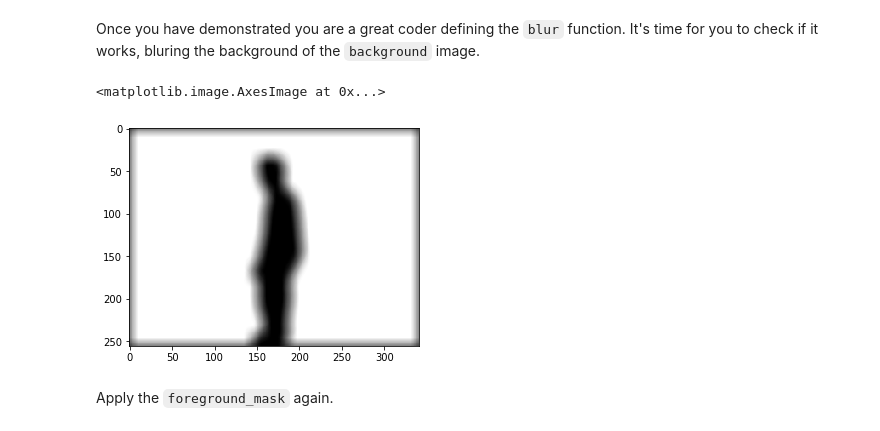
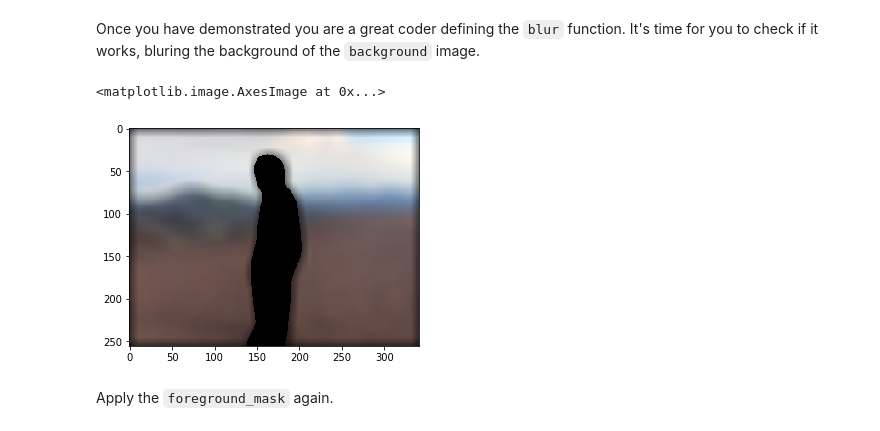
Before and after one commit to blancalluch/ImageSegmentation, a Jupyter notebook: main.ipynb, the cells around one changed output. Drawn from its saved outputs; the diff is of its cells as text; code cells hidden in the pictures.

```diff
--- a/main.ipynb
+++ b/main.ipynb
@@ -221,3 +219,13 @@ PROBAR LA SOLUCIÓN CON EL KERNEL CON DISTRIBUCIÓN GAUSSIANA
+# %%
+# def gaussKernel():
+import scipy.stats as st
+def gkern(kernlen=21, nsig=3):
+    """Returns a 2D Gaussian kernel."""
+
+    x = np.linspace(-nsig, nsig, kernlen+1)
+    kern1d = np.diff(st.norm.cdf(x))
+    kern2d = np.outer(kern1d, kern1d)
+    return kern2d/kern2d.sum()
 # %% [markdown]
 Now you must use `signal.convolve2d` from scipy and pass the array image (`back_np`) and the kernel as parameters. [Check the docs for `convolve2d`](https://docs.scipy.org/doc/scipy/reference/generated/scipy.signal.convolve2d.html) and assign it to a variable called `conv`.
 
@@ -225,7 +233,7 @@ Now you must use `signal.convolve2d` from scipy and pass the array image (`back_
 # %%
 # Your code here
 #scipy.signal.convolve2d(in1, in2, mode=['full','valid','same'], boundary='fill', fillvalue=0)
-conv = scipy.signal.convolve2d(back_np, kernel, mode='valid')
+conv = scipy.signal.convolve2d(back_np, gkern(), mode='same')
 
 print(conv.shape)
 display(conv)
@@ -350,14 +358,20 @@ def blur(img):
 
     #Dividir en máscaras
     mask_arr = generateMask(imarr)
-    background_arr_mask = np.all(mask_arr == [0, 0, 0], axis=-1)
-    foreground_arr_mask = np.any(mask_arr != [0, 0, 0], axis=-1)
+    background_mask = np.all(mask_arr == [0, 0, 0], axis=-1)
+    foreground_mask = np.any(mask_arr != [0, 0, 0], axis=-1)
 
     #Generar las imágenes
-    fore_bnw = Image.fromarray(foreground_arr_mask)
-    back_bnw = Image.fromarray(background_arr_mask)
+    fore_bnw = imarr
+    back_bnw = imarr
 
     #Conversión a black and white
+    foreground[background_mask] = [0,0,0]
+    background[foreground_mask] = [0,0,0]
+
+    fore_bnw = Image.fromarray(foreground)
+    back_bnw = Image.fromarray(background)
+
     #fore_bnw = fore_bnw.convert("L")
     #back_bnw = back_bnw.convert("L")
 
@@ -367,24 +381,23 @@ def blur(img):
     kernel = np.random.uniform(low=0,high=1,size=(20,20))
 
     #scipy.signal.convolve2d(in1, in2, mode='full', boundary='fill', fillvalue=0)
-    conv = scipy.signal.convolve2d(back_np, kernel, mode='same')
-    m = conv.max()
-    conv_st = (conv*255)/m
-    back_blur = np.absolute(conv_st)
-    final = np.add(back_blur,fore_bnw)
-    final2.astype("uint8")
+    conv = [scipy.signal.convolve2d(imarr[:,:,color],kernel,mode="same") for color in range(3)]
+    conv = np.stack(conv,axis=2)
+    conv = (conv / np.max(conv))
 
-    return final
+    bg = np.stack([background_mask]*3,axis=2) * conv
+
+    return bg
 # %% [markdown]
 Once you have demonstrated you are a great coder defining the `blur` function. It's time for you to check if it works, bluring the background of the `background` image.
 # %%
 # Your code here
 
-blur_maic = blur(img)
+blur_maic = blur(background)
 
 plt.imshow(blur_maic,cmap="gray")
 # %% [output]
 <matplotlib.image.AxesImage at 0x...>
-[figure, old version]
+[figure, new version]
 # %% [markdown]
 Apply the `foreground_mask` again.
```
Also changed, not shown: parts of 8 cells of this notebook.
